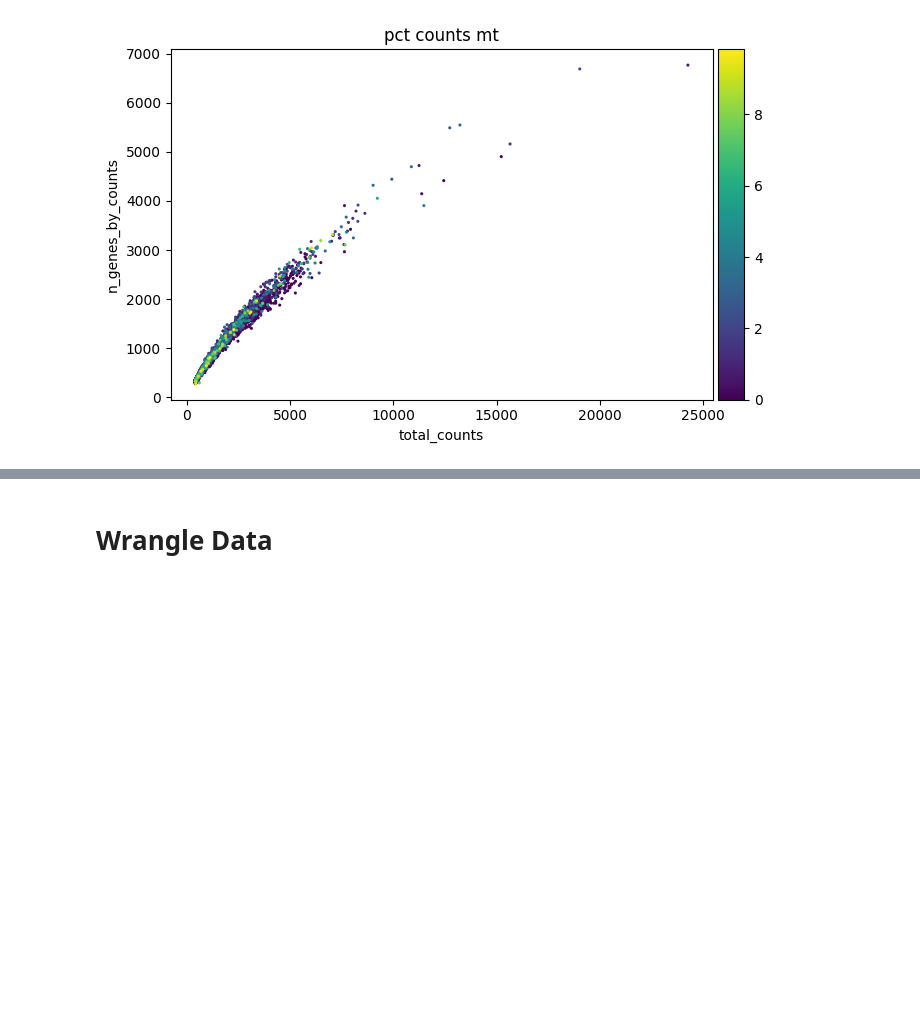
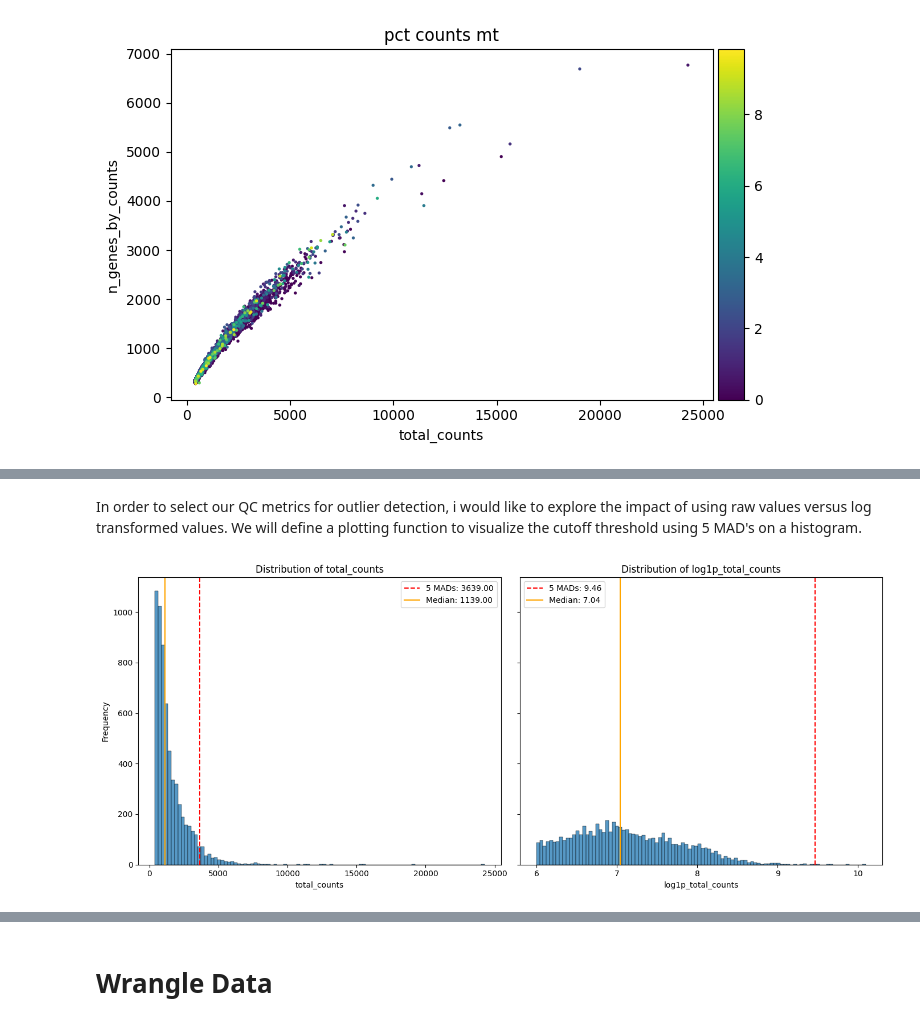
Before and after one commit to MikiasHWT/scRNA_Lethal_Covid19_Analysis, a Jupyter notebook: scRNA_Lethal_Covid19_Analysis.ipynb, the cells around one changed output, grey strips where cells are left out. Saved outputs shown, nothing was run; the diff lists cells and outputs as text; code cells hidden in the pictures; blank space fills up the shorter version.

Commit message:
MAD Explored.

```diff
--- a/scRNA_Lethal_Covid19_Analysis.ipynb
+++ b/scRNA_Lethal_Covid19_Analysis.ipynb
@@ -337,0 +343,19 @@ sc.pl.scatter(adata, "total_counts", "n_genes_by_counts", color="pct_counts_mt")
+# %%
+# Create MAD function
+def is_outlier(adata, qcmetric: str, madunits: int):
+    """
+    Identified outlier points using the Mean Absolute Deviation function from scipy
+
+    Args:
+        adata (_type_): Anndata object with RNA data
+        qcmetric (str): QC metric to use for outlier detection
+        madunits (int): Value of MAD units to use for the QC metric
+
+    Returns:
+        _type_: Boolean value identifying outliers
+    """
+    M = adata.obs[qcmetric]
+    outlier = (M < np.median(M) - madunits * median_abs_deviation(M)) | (M > np.median(M) + madunits * median_abs_deviation(M))
+    return outlier
+# %% [markdown]
+In order to select our QC metrics for outlier detection, i would like to explore the impact of using raw values versus log transformed values. We will define a plotting function to visualize the cutoff threshold using 5 MAD's on a histogram.
@@ -337,0 +406,5 @@ sc.pl.scatter(adata, "total_counts", "n_genes_by_counts", color="pct_counts_mt")
+# %%
+# Plot total transcript counts by log transformed total transcripts
+plot_histograms_with_MAD(adata, "total_counts", "log1p_total_counts", madunits=5)
+# %% [output]
+[figure, added]
```
Also changed, not shown: parts of 31 cells of this notebook.
